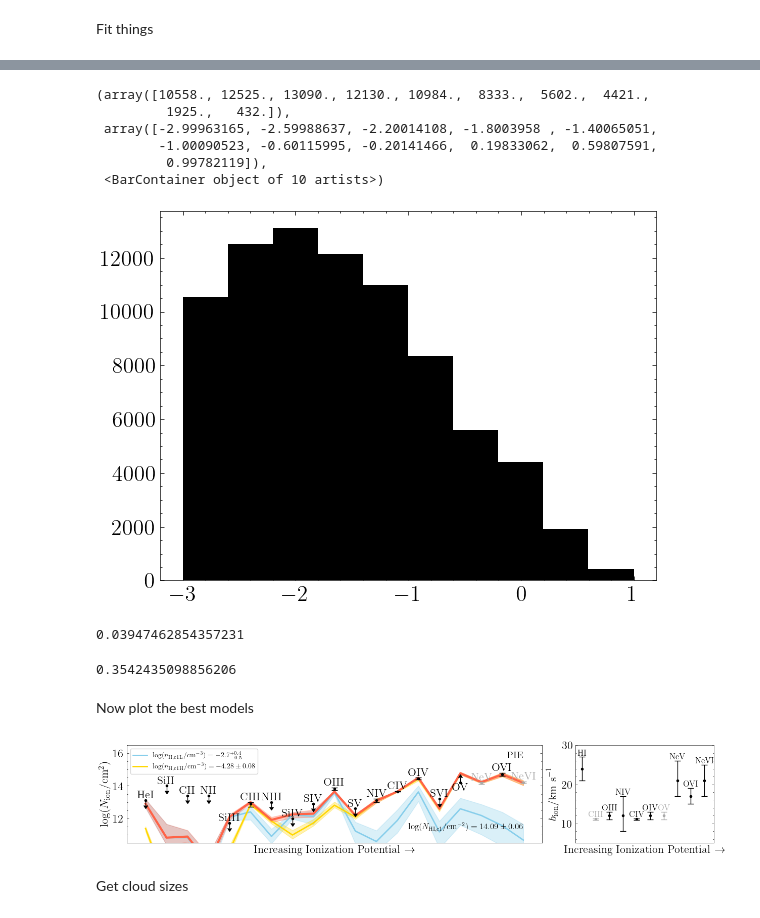
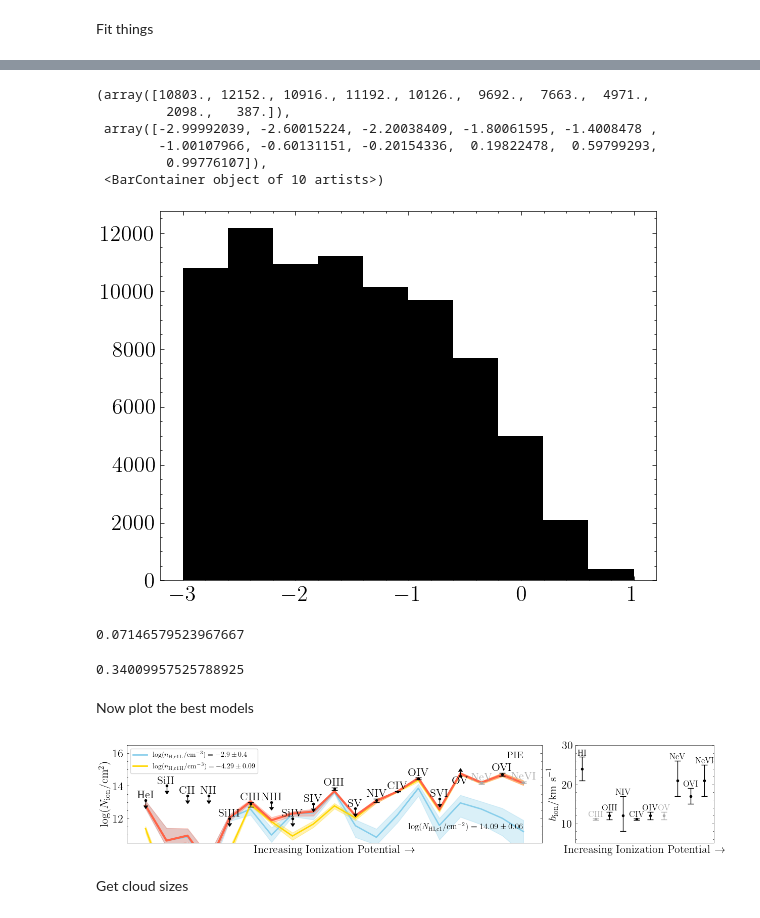
Before and after one commit to suyashk12/cgm_science, a Jupyter notebook: cloudy_fit/z=1.27_PIE_fit.ipynb, the cells around one changed output, grey strips where cells are left out. Cells and saved outputs as stored; diff of their text form; code cells hidden in the pictures.

```diff
--- a/cloudy_fit/z=1.27_PIE_fit.ipynb
+++ b/cloudy_fit/z=1.27_PIE_fit.ipynb
@@ -730,7 +730,7 @@ logN_dict = {#'HI':'14.09, -0.06, +0.06',
             'NIV':'13.1, -0.1, +0.1',
             'OIII':'13.82, -0.08, +0.08',
             'OIV':'14.45, -0.05, +0.05',
-            'OV':'>14.2',
+            'OV':'>14.6',
             'OVI':'14.7, -0.1, +0.1',
             #'NeV':'14.17, -0.05, +0.05',
             #'NeVI':'14.21, -0.05, +0.05',
@@ -813,21 +813,21 @@ WARNING:root:Pandas support in corner is deprecated; use ArviZ directly
 # %%
 plt.hist(flat_samples_two_phase['log_metals_p1']+flat_samples_two_phase['N_O_p1'])
 # %% [output]
-(array([10558., 12525., 13090., 12130., 10984.,  8333.,  5602.,  4421.,
-         1925.,   432.]),
- array([-2.99963165, -2.59988637, -2.20014108, -1.8003958 , -1.40065051,
-        -1.00090523, -0.60115995, -0.20141466,  0.19833062,  0.59807591,
-         0.99782119]),
+(array([10803., 12152., 10916., 11192., 10126.,  9692.,  7663.,  4971.,
+         2098.,   387.]),
+ array([-2.99992039, -2.60015224, -2.20038409, -1.80061595, -1.4008478 ,
+        -1.00107966, -0.60131151, -0.20154336,  0.19822478,  0.59799293,
+         0.99776107]),
  <BarContainer object of 10 artists>)
-[figure, old version]
+[figure, new version]
 # %%
 np.percentile(flat_samples_two_phase['C_O_p1'], 100*cdf_3sig)
 # %% [output]
-0.03947462854357231
+0.07146579523967667
 # %%
 np.percentile(flat_samples_two_phase['N_O_p1'], 100*cdf_3sig)
 # %% [output]
-0.3542435098856206
+0.34009957525788925
 # %% [markdown]
 Now plot the best models
 # %%
@@ -841,7 +841,7 @@ logN_dict = {#'HI':'14.09, -0.06, +0.06',
             'NIV':'13.1, -0.1, +0.1',
             'OIII':'13.82, -0.08, +0.08',
             'OIV':'14.45, -0.05, +0.05',
-            'OV':'>14.2',
+            'OV':'>14.6',
             'OVI':'14.7, -0.1, +0.1',
             'NeV':'14.17, -0.05, +0.05',
             'NeVI':'14.21, -0.05, +0.05',
@@ -850,7 +850,7 @@ logN_dict = {#'HI':'14.09, -0.06, +0.06',
             #'AlII':'<11.0',
             #'AlIII':'<11.4',
             'SiII':'<14.0',
-            'SiIII':'<11.7',
+            'SiIII':'<12.0',
             'SiIV':'<12.0',
             'SIV':'<12.9',
             'SV':'<12.6',
@@ -938,36 +938,36 @@ plot_column_densities_obs(logN_dict, fig, axes[0],
                           gray_out = ['NeV', 'NeVI'])
 
 axes[0].set_ylim(10.5,16.5)
 
 axes[0].text(len(logN_dict)-1, 15.7, r'PIE',fontsize=14, horizontalalignment='right')
 
 axes[0].text(len(logN_dict)-1, 11.3, r'$\log(N_\mathrm{HI, c1}/\mathrm{cm}^{-2}) = 14.09 \pm 0.06$', fontsize=12,
             horizontalalignment='right')
 
 handles = []
 
 handles.append(mlines.Line2D([], [], lw=2,
                              color='skyblue',
                              marker='None',
-              linestyle='-', markersize=8, label=r'$\log(n_\mathrm{H, c1L}/\mathrm{cm}^{-3}) = -2.7_{-0.5}^{+0.4}$'))
+              linestyle='-', markersize=8, label=r'$\log(n_\mathrm{H, c1L}/\mathrm{cm}^{-3}) = -2.9 \pm 0.4$'))
 
 handles.append(mlines.Line2D([], [], lw=2,
                              color='gold',
                              marker='None',
-              linestyle='-', markersize=8, label=r'$\log(n_\mathrm{H, c1H}/\mathrm{cm}^{-3}) = -4.28 \pm 0.08$'))
+              linestyle='-', markersize=8, label=r'$\log(n_\mathrm{H, c1H}/\mathrm{cm}^{-3}) = -4.29 \pm 0.09$'))
 
 axes[0].legend(handles=handles, loc='upper left', fontsize=10)
 
 plt.subplots_adjust(wspace=0.12, hspace=0)
 
 plot_linewidth_obs(b_dict, fig, axes[1], fs=12, gray_out=['CIII','OV'])
 axes[1].set_xlim(-0.5, len(b_dict)-1+.7)
 axes[1].set_ylim(5.1,30)
 
 plt.savefig('/Users/thepoetoftwilight/Documents/CUBS/Data/PG1522+101/Ions/z={}/z={}_c1_PIE.pdf'.format(z_sys, str(z_sys).replace('.', '_')), dpi=300)
 plt.savefig('/Users/thepoetoftwilight/Documents/CUBS/Data/PG1522+101/Ions/z={}/z={}_c1_PIE.png'.format(z_sys, str(z_sys).replace('.', '_')), dpi=300)
 # %% [output]
-[figure, old version]
+[figure, new version]
 # %% [markdown]
 Get cloud sizes
 # %%
```
Also changed, not shown: parts of 9 cells of this notebook, 5 other files.
